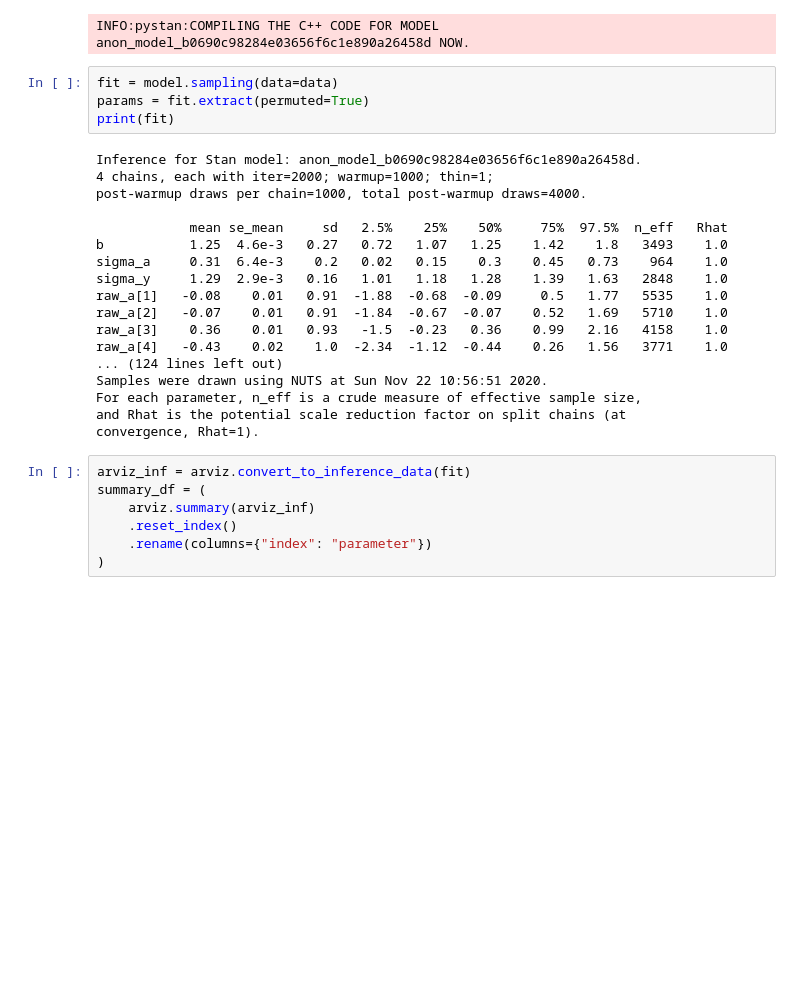
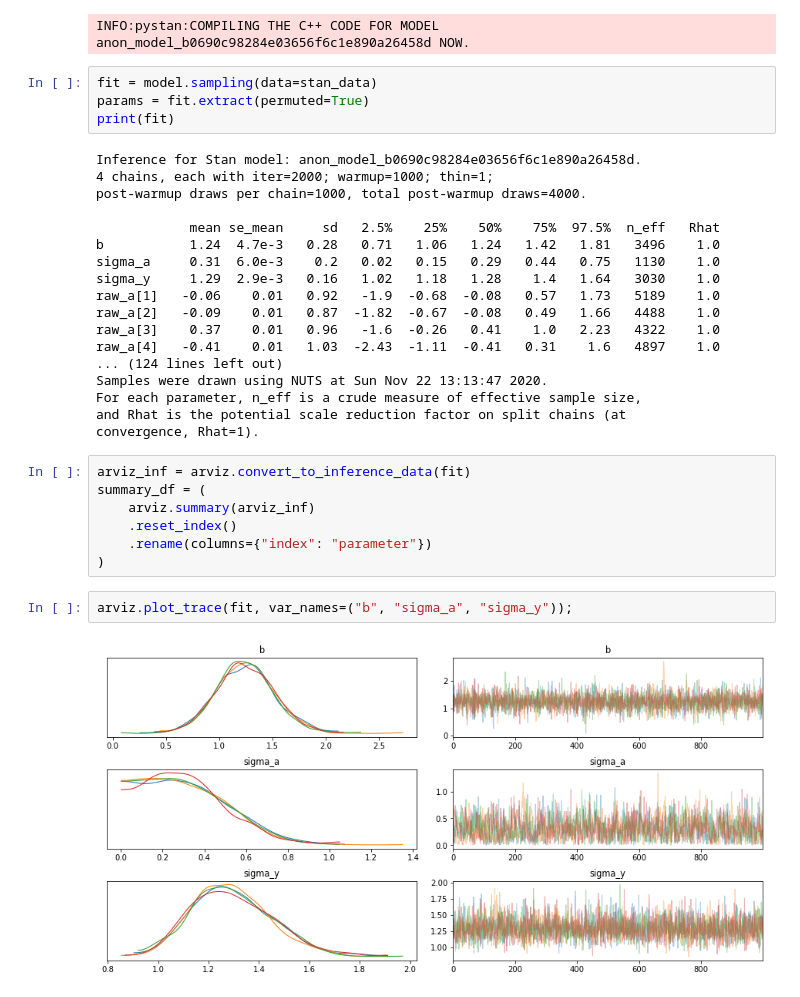
Before and after one commit to maw501/world-cup, a Jupyter notebook: world_cup/notebooks/fit_model.ipynb, the cells around one changed output. Drawn from its saved outputs; the diff is of its cells as text; blank space fills up the shorter version.

```diff
--- a/world_cup/notebooks/fit_model.ipynb
+++ b/world_cup/notebooks/fit_model.ipynb
@@ -95,7 +135,7 @@ model = pystan.StanModel(file="../stan_models/worldcup-no-sqrt.stan")
 # %% [output]
 INFO:pystan:COMPILING THE C++ CODE FOR MODEL anon_model_b0690c98284e03656f6c1e890a26458d NOW.
 # %%
-fit = model.sampling(data=data)
+fit = model.sampling(data=stan_data)
 params = fit.extract(permuted=True)
 print(fit)
 # %% [output]
@@ -103,16 +143,16 @@ Inference for Stan model: anon_model_b0690c98284e03656f6c1e890a26458d.
 4 chains, each with iter=2000; warmup=1000; thin=1;
 post-warmup draws per chain=1000, total post-warmup draws=4000.
 
-            mean se_mean     sd   2.5%    25%    50%     75%  97.5%  n_eff   Rhat
-b           1.25  4.6e-3   0.27   0.72   1.07   1.25    1.42    1.8   3493    1.0
-sigma_a     0.31  6.4e-3    0.2   0.02   0.15    0.3    0.45   0.73    964    1.0
-sigma_y     1.29  2.9e-3   0.16   1.01   1.18   1.28    1.39   1.63   2848    1.0
-raw_a[1]   -0.08    0.01   0.91  -1.88  -0.68  -0.09     0.5   1.77   5535    1.0
-raw_a[2]   -0.07    0.01   0.91  -1.84  -0.67  -0.07    0.52   1.69   5710    1.0
-raw_a[3]    0.36    0.01   0.93   -1.5  -0.23   0.36    0.99   2.16   4158    1.0
-raw_a[4]   -0.43    0.02    1.0  -2.34  -1.12  -0.44    0.26   1.56   3771    1.0
+            mean se_mean     sd   2.5%    25%    50%    75%  97.5%  n_eff   Rhat
+b           1.24  4.7e-3   0.28   0.71   1.06   1.24   1.42   1.81   3496    1.0
+sigma_a     0.31  6.0e-3    0.2   0.02   0.15   0.29   0.44   0.75   1130    1.0
+sigma_y     1.29  2.9e-3   0.16   1.02   1.18   1.28    1.4   1.64   3030    1.0
+raw_a[1]   -0.06    0.01   0.92   -1.9  -0.68  -0.08   0.57   1.73   5189    1.0
+raw_a[2]   -0.09    0.01   0.87  -1.82  -0.67  -0.08   0.49   1.66   4488    1.0
+raw_a[3]    0.37    0.01   0.96   -1.6  -0.26   0.41    1.0   2.23   4322    1.0
+raw_a[4]   -0.41    0.01   1.03  -2.43  -1.11  -0.41   0.31    1.6   4897    1.0
 ... (124 lines left out)
-Samples were drawn using NUTS at Sun Nov 22 10:56:51 2020.
+Samples were drawn using NUTS at Sun Nov 22 13:13:47 2020.
 For each parameter, n_eff is a crude measure of effective sample size,
 and Rhat is the potential scale reduction factor on split chains (at
 convergence, Rhat=1).
@@ -123,6 +163,10 @@ summary_df = (
     .reset_index()
     .rename(columns={"index": "parameter"})
 )
+# %%
+arviz.plot_trace(fit, var_names=("b", "sigma_a", "sigma_y"));
+# %% [output]
+[figure, added]
 # %%
 fig, ax = plt.subplots(figsize=(8, 8))
 for i in range(num_teams):
```
Also changed, not shown: parts of 16 cells of this notebook.
